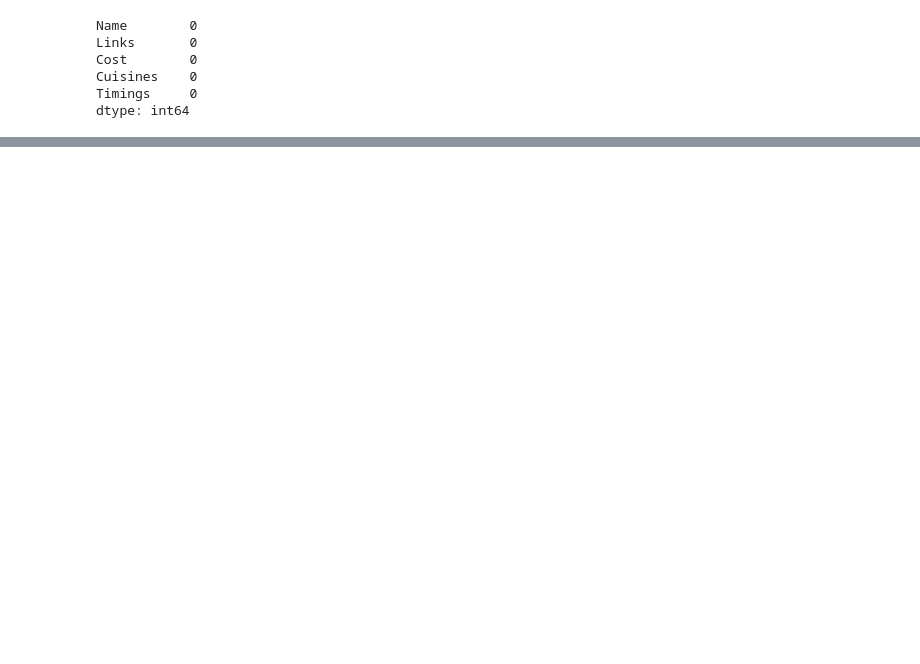
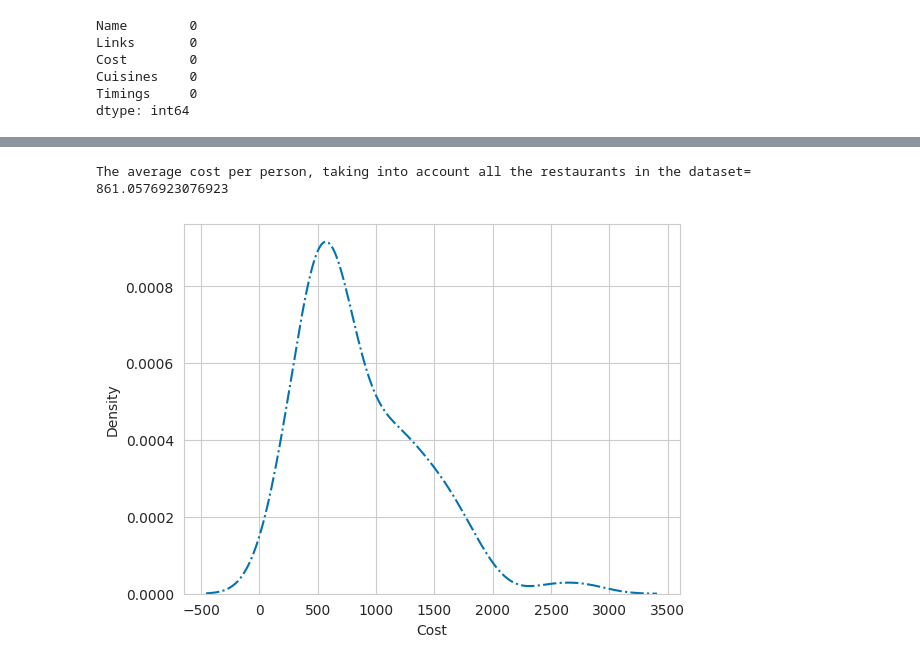
Before and after one commit to pi-mishra/Zomato-Restaurant-Clustering-And-Sentiment-Analysis, a Jupyter notebook: Zomato_Restaurant_Clustering_And_Sentiment_Analysis.ipynb, the cells around one changed output, grey strips where cells are left out. Drawn from its saved outputs; the diff is of its cells as text; code cells hidden in the pictures; blank space fills up the shorter version.

```diff
--- a/Zomato_Restaurant_Clustering_And_Sentiment_Analysis.ipynb
+++ b/Zomato_Restaurant_Clustering_And_Sentiment_Analysis.ipynb
@@ -254,0 +458,7 @@ restaurants_data['Cost'] = restaurants_data['Cost'].str.replace(',', '').astype(
+# %%
+sns.kdeplot(data=restaurants_data, x='Cost', linestyle='-.', label='Density Plot of Cost per person')
+
+print('The average cost per person, taking into account all the restaurants in the dataset=',restaurants_data['Cost'].mean())
+# %% [output]
+The average cost per person, taking into account all the restaurants in the dataset= 861.0576923076923
+[figure, added]
```
Also changed, not shown: parts of 27 cells of this notebook.
